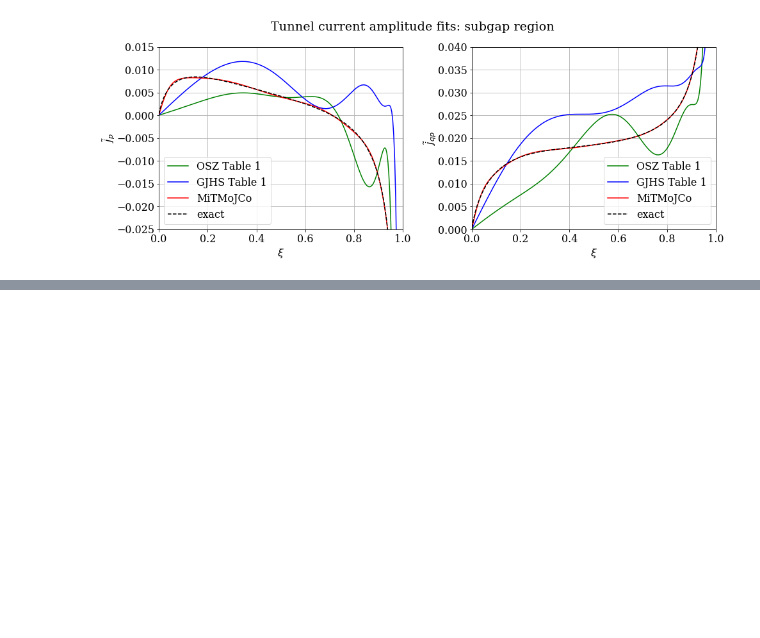
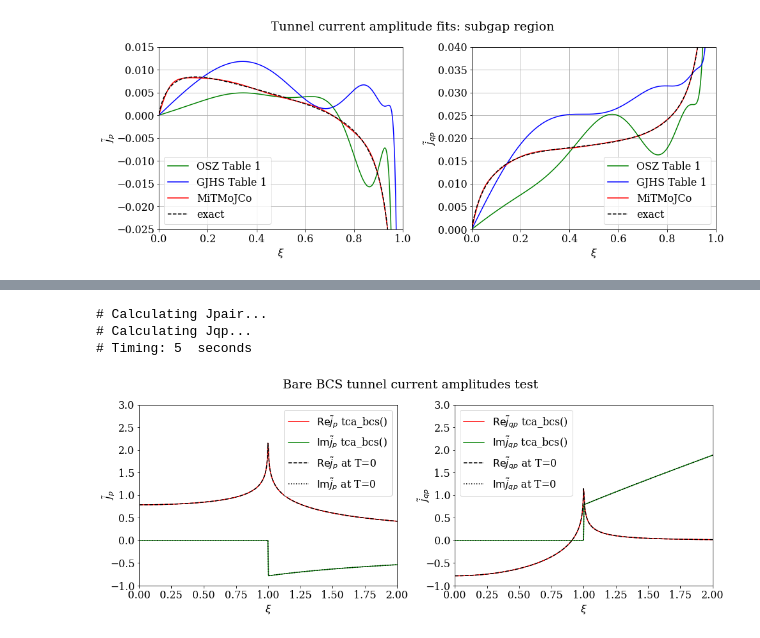
Before and after one commit to drgulevich/mitmojco, a Jupyter notebook: amplitudes.ipynb, the cells around one changed output, grey strips where cells are left out. Cells and saved outputs as stored; diff of their text form; code cells hidden in the pictures; blank space fills up the shorter version.

Commit message:
test for mitmojco Python functions added

```diff
--- a/amplitudes.ipynb
+++ b/amplitudes.ipynb
@@ -352,0 +391,53 @@ fig.subplots_adjust(top=0.88) # suptitle fix after tight_layout() call
+# %%
+Jpair,Jqp = mitmojco.tca_bcs(1.e-5, 1.4, 1.4) # obtain TCA at near-zero temperature
+# %%
+xpoints=np.linspace(0.001,2,1000)
+
+start_time = time.time()
+
+print('# Calculating Jpair...')
+Jpair_xpoints = Jpair(xpoints)
+
+print('# Calculating Jqp...')
+Jqp_xpoints = Jqp(xpoints)
+
+print('# Timing: %.f' % (time.time()-start_time),' seconds')
+# %% [output]
+# Calculating Jpair...
+# Calculating Jqp...
+# Timing: 5  seconds
+# %%
+plt.rc('font', family='serif', size=16)
+fig, ax = plt.subplots(1, 2, figsize=(14,5.5))
+fig.suptitle("Bare BCS tunnel current amplitudes test")
+
+lw=1.5
+ax[0].plot(xpoints,Jpair_xpoints.real, color='r', lw=lw, label=r'${\rm Re} \tilde{j}_p$ tca_bcs()')
+ax[0].plot(xpoints,Jpair_xpoints.imag, color='g', lw=lw, label=r'${\rm Im} \tilde{j}_p$ tca_bcs()')
+ax[1].plot(xpoints,Jqp_xpoints.real, color='r', lw=lw, label=r'${\rm Re} \tilde{j}_{qp}$ tca_bcs()')
+ax[1].plot(xpoints,Jqp_xpoints.imag, color='g', lw=lw, label=r'${\rm Im} \tilde{j}_{qp}$ tca_bcs()')
+
+ax[0].plot(xpoints,ReJpair0(xpoints), color='k', lw=lw, ls='dashed', label=r'${\rm Re} \tilde{j}_p$ at T=0')
+ax[0].plot(xpoints,ImJpair0(xpoints), color='k', lw=lw, ls='dotted', label=r'${\rm Im} \tilde{j}_p$ at T=0')
+ax[1].plot(xpoints,ReJqp0(xpoints), color='k', lw=lw, ls='dashed', label=r'${\rm Re} \tilde{j}_{qp}$ at T=0')
+ax[1].plot(xpoints,ImJqp0(xpoints), color='k', lw=lw, ls='dotted', label=r'${\rm Im} \tilde{j}_{qp}$ at T=0')
+
+ax[0].set_xlabel(r'$\xi$')
+ax[0].set_ylabel(r'$\tilde{j}_p$',labelpad=-10)
+ax[0].set_xlim([0,2])
+ax[0].set_ylim([-1,3])
+
+ax[1].set_xlabel(r'$\xi$')
+ax[1].set_ylabel(r'$\tilde{j}_{qp}$',labelpad=-10)
+ax[1].set_xlim([0,2])
+ax[1].set_ylim([-1,3])
+
+#ax[0].grid()
+#ax[1].grid()
+ax[0].legend(loc='best')
+ax[1].legend(loc='best')
+
+plt.tight_layout()
+fig.subplots_adjust(top=0.88) # suptitle fix after tight_layout() call
+# %% [output]
+[figure, added]
```
Also changed, not shown: parts of 10 cells of this notebook.
